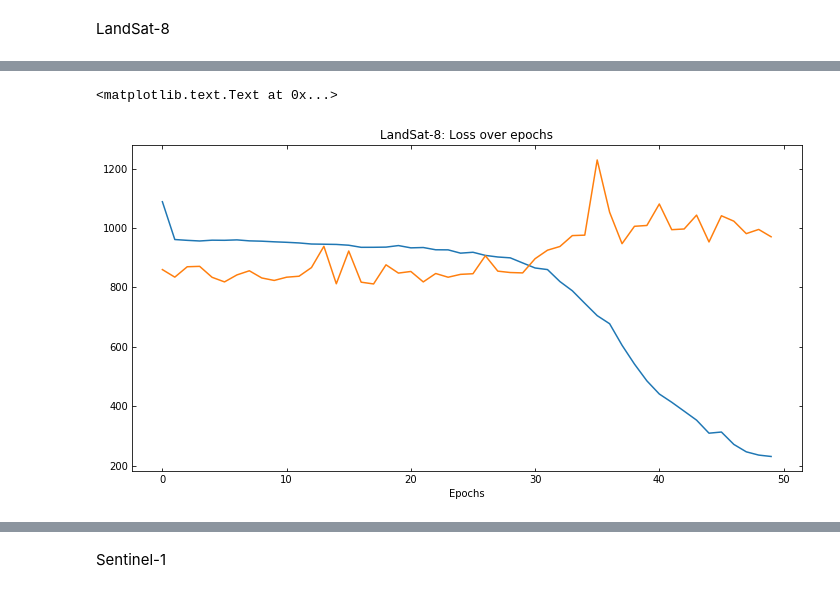
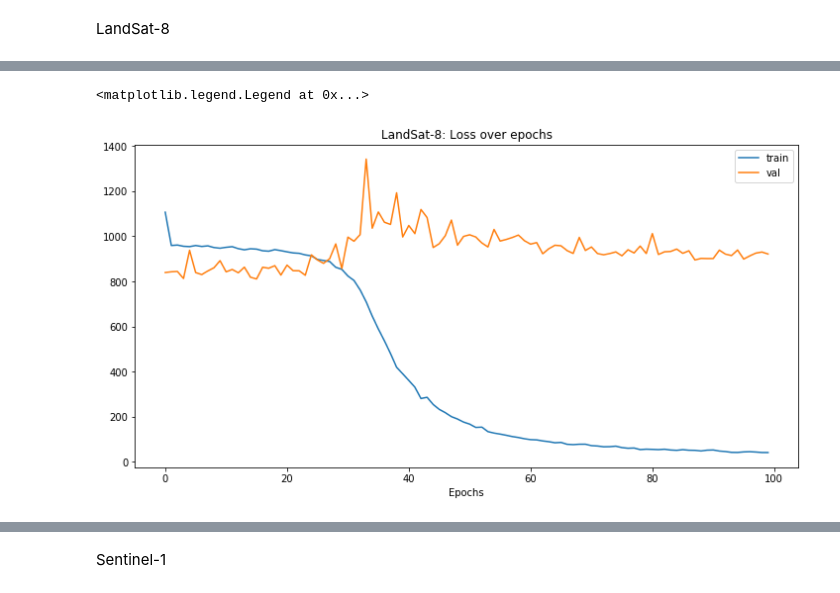
Before and after one commit to chrisyeh96/india-poverty, a Jupyter notebook: ipython_notebooks/plotting.ipynb, the cells around one changed output, grey strips where cells are left out. Saved outputs shown, nothing was run; the diff lists cells and outputs as text; code cells hidden in the pictures.

```diff
--- a/ipython_notebooks/plotting.ipynb
+++ b/ipython_notebooks/plotting.ipynb
@@ -35,9 +37,10 @@ plt.legend()
 # %%
 plt.figure(figsize=(12, 6))
-plt.plot(np.array(losses["train"]) / 4, label="train")
-plt.plot(np.array(losses["val"]) / 4, label="val")
+plt.plot(l8_train_losses, label="train")
+plt.plot(l8_val_losses, label="val")
 plt.title("LandSat-8: Loss over epochs")
 plt.xlabel("Epochs")
+plt.legend()
 # %% [output]
-<matplotlib.text.Text at 0x...>
+<matplotlib.legend.Legend at 0x...>
-[figure, old version]
+[figure, new version]
```
Also changed, not shown: parts of 16 cells of this notebook, 4 other files.
